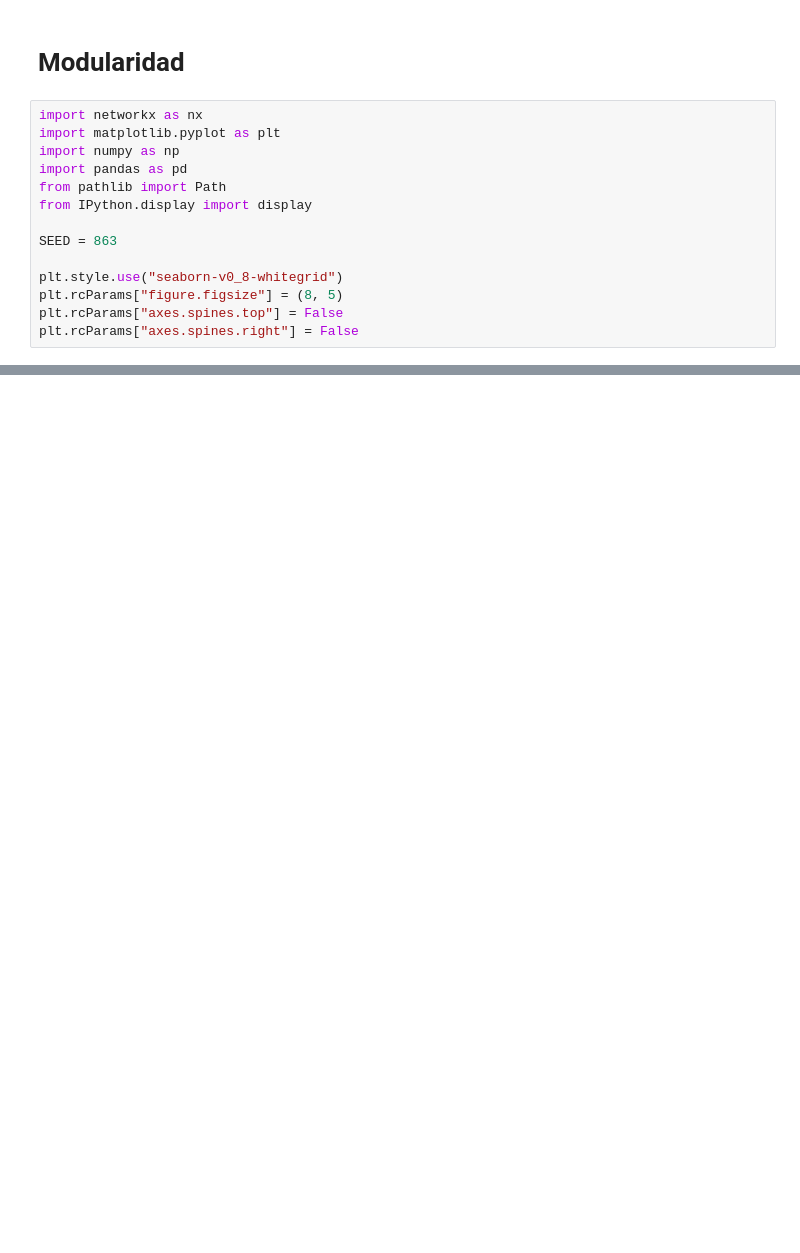
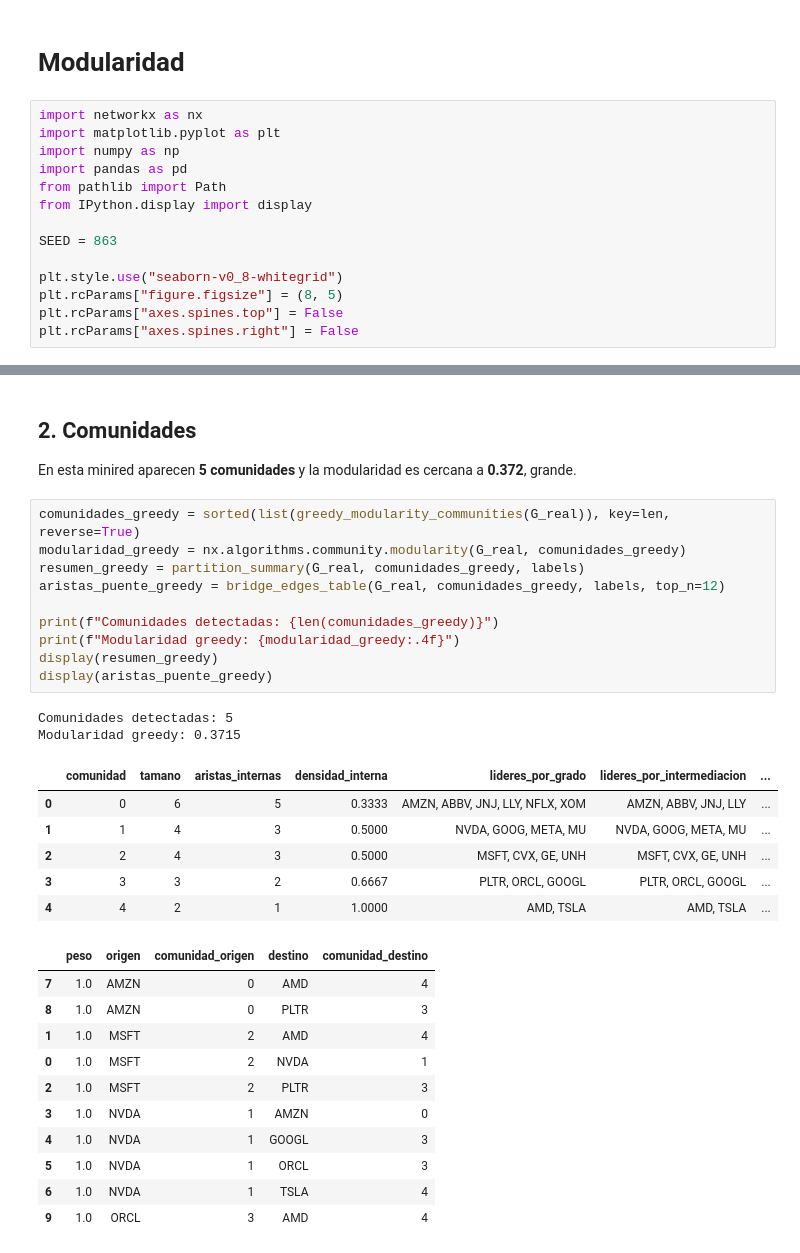
Before and after one commit to heritaco/LDS1121-Complex-Networks, a Jupyter notebook: notebooks/16 Modularidad/03 SP500.ipynb, the cells around one changed output, grey strips where cells are left out. Drawn from its saved outputs; the diff is of its cells as text; blank space fills up the shorter version.

```diff
--- a/notebooks/16 Modularidad/03 SP500.ipynb
+++ b/notebooks/16 Modularidad/03 SP500.ipynb
@@ -62,0 +366,34 @@ G_real = G_full.subgraph(components[0]).copy()
+# %% [markdown]
+## 2. Comunidades
+
+En esta minired aparecen **5 comunidades** y la modularidad es cercana a **0.372**, grande.
+# %%
+comunidades_greedy = sorted(list(greedy_modularity_communities(G_real)), key=len, reverse=True)
+modularidad_greedy = nx.algorithms.community.modularity(G_real, comunidades_greedy)
+resumen_greedy = partition_summary(G_real, comunidades_greedy, labels)
+aristas_puente_greedy = bridge_edges_table(G_real, comunidades_greedy, labels, top_n=12)
+
+print(f"Comunidades detectadas: {len(comunidades_greedy)}")
+print(f"Modularidad greedy: {modularidad_greedy:.4f}")
+display(resumen_greedy)
+display(aristas_puente_greedy)
+# %% [output]
+Comunidades detectadas: 5
+Modularidad greedy: 0.3715
+|  | comunidad | tamano | aristas_internas | densidad_interna | lideres_por_grado | lideres_por_intermediacion | ... |
+| 0 | 0 | 6 | 5 | 0.3333 | AMZN, ABBV, JNJ, LLY, NFLX, XOM | AMZN, ABBV, JNJ, LLY | ... |
+| 1 | 1 | 4 | 3 | 0.5000 | NVDA, GOOG, META, MU | NVDA, GOOG, META, MU | ... |
+| 2 | 2 | 4 | 3 | 0.5000 | MSFT, CVX, GE, UNH | MSFT, CVX, GE, UNH | ... |
+| 3 | 3 | 3 | 2 | 0.6667 | PLTR, ORCL, GOOGL | PLTR, ORCL, GOOGL | ... |
+| 4 | 4 | 2 | 1 | 1.0000 | AMD, TSLA | AMD, TSLA | ... |
+|  | peso | origen | comunidad_origen | destino | comunidad_destino |
+| 7 | 1.0 | AMZN | 0 | AMD | 4 |
+| 8 | 1.0 | AMZN | 0 | PLTR | 3 |
+| 1 | 1.0 | MSFT | 2 | AMD | 4 |
+| 0 | 1.0 | MSFT | 2 | NVDA | 1 |
+| 2 | 1.0 | MSFT | 2 | PLTR | 3 |
+| 3 | 1.0 | NVDA | 1 | AMZN | 0 |
+| 4 | 1.0 | NVDA | 1 | GOOGL | 3 |
+| 5 | 1.0 | NVDA | 1 | ORCL | 3 |
+| 6 | 1.0 | NVDA | 1 | TSLA | 4 |
+| 9 | 1.0 | ORCL | 3 | AMD | 4 |
```
Also changed, not shown: parts of 11 cells of this notebook, 5 other files.
